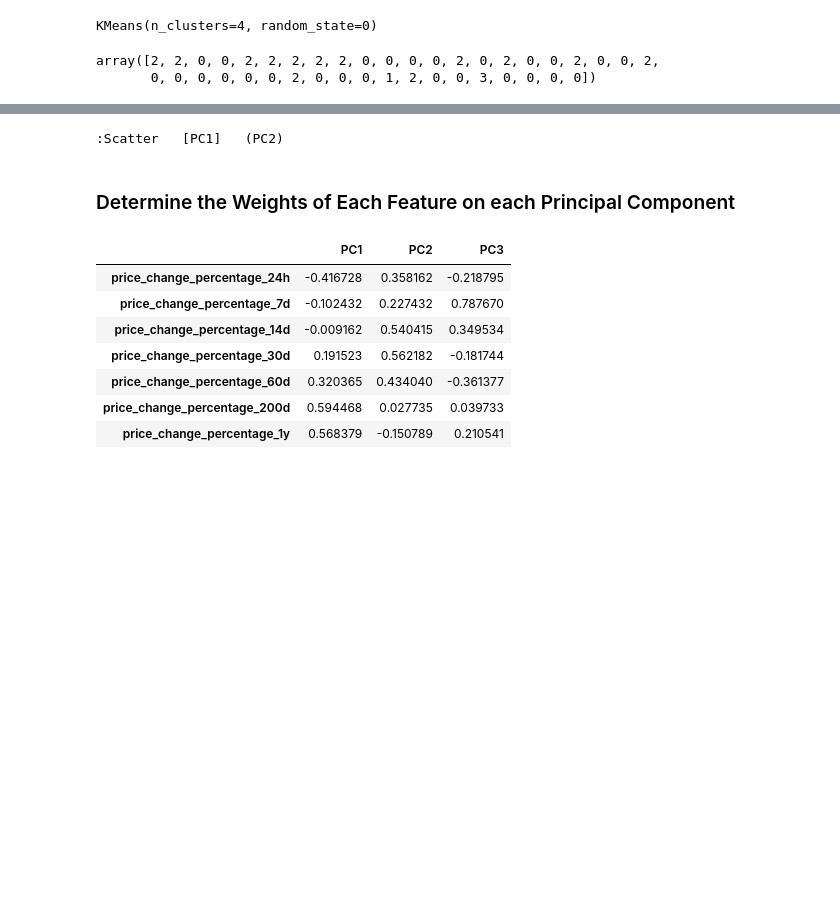
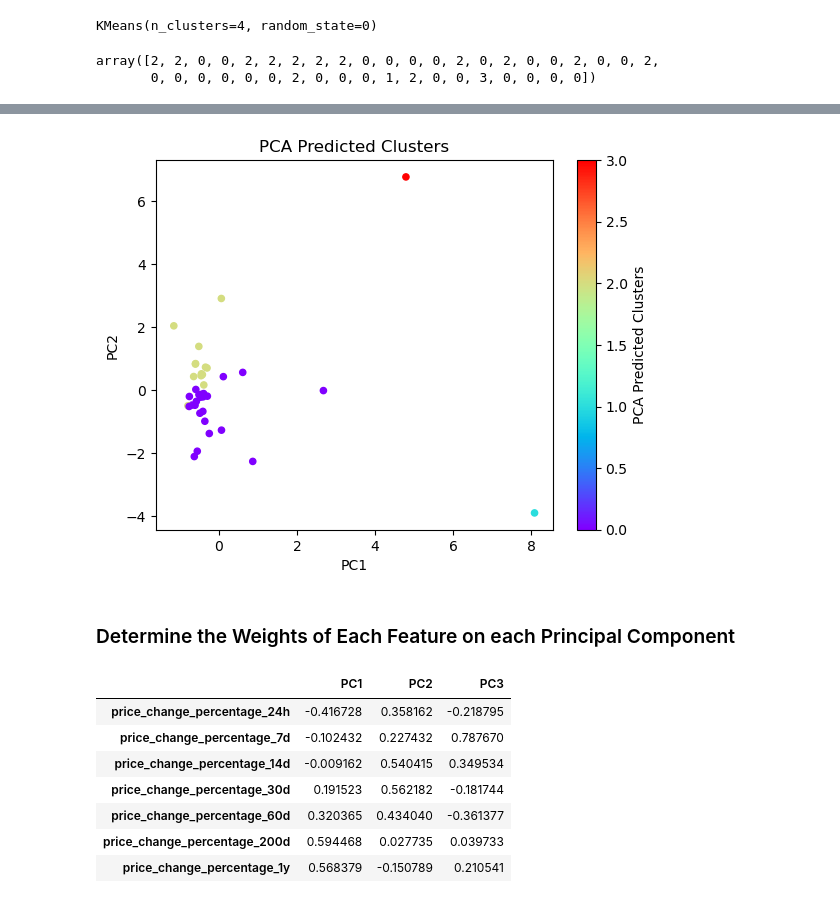
Before and after one commit to Sezeri/CryptoClustering-, a Jupyter notebook: Crypto_Clustering.ipynb, the cells around one changed output, grey strips where cells are left out. Saved outputs shown, nothing was run; the diff lists cells and outputs as text; code cells hidden in the pictures; blank space fills up the shorter version.

```diff
--- a/Crypto_Clustering.ipynb
+++ b/Crypto_Clustering.ipynb
@@ -404,13 +391,22 @@ pca_df_with_clusters
 # %%
-# Create a scatter plot using hvPlot by setting `x="PCA1"` and `y="PCA2"`.
-pca_figure = pca_df_with_clusters.hvplot(kind='scatter', x="PC1", y="PC2", title='Scatter hvPlot for the PC DataFrame with Clusters',\
-                      marker='o', grid=True, \
-                        xlabel='PC1', ylabel='PPC2', colormap='rainbow')
-pca_figure
-#scatter_plot = pca_df_with_clusters.hvplot.scatter(x="PC1", y="PC2")
-#pca_figure
+# # Create a scatter plot using hvPlot by setting `x="PCA1"` and `y="PCA2"`.
+# pca_figure = pca_df_with_clusters.plot(kind='scatter', x="PC1", y="PC2", title='Scatter Plot for the PC DataFrame with Clusters',\
+#                       marker='o', grid=True, \
+#                         xlabel='PC1', ylabel='PPC2', colormap='rainbow')
+# pca_figure
+# #scatter_plot = pca_df_with_clusters.hvplot.scatter(x="PC1", y="PC2")
+# #pca_figure
-# %% [output]
-:Scatter   [PC1]   (PC2)
+# %%
+pca_df_with_clusters.plot.scatter(
+    x="PC1",
+    y="PC2",
+    c="PCA Predicted Clusters",
+    colormap='rainbow',
+    title="PCA Predicted Clusters"
+)
+plt.show()
+# %% [output]
+[figure, added]
 # %% [markdown]
 ### Determine the Weights of Each Feature on each Principal Component
 # %%
```
Also changed, not shown: parts of 8 cells of this notebook.
